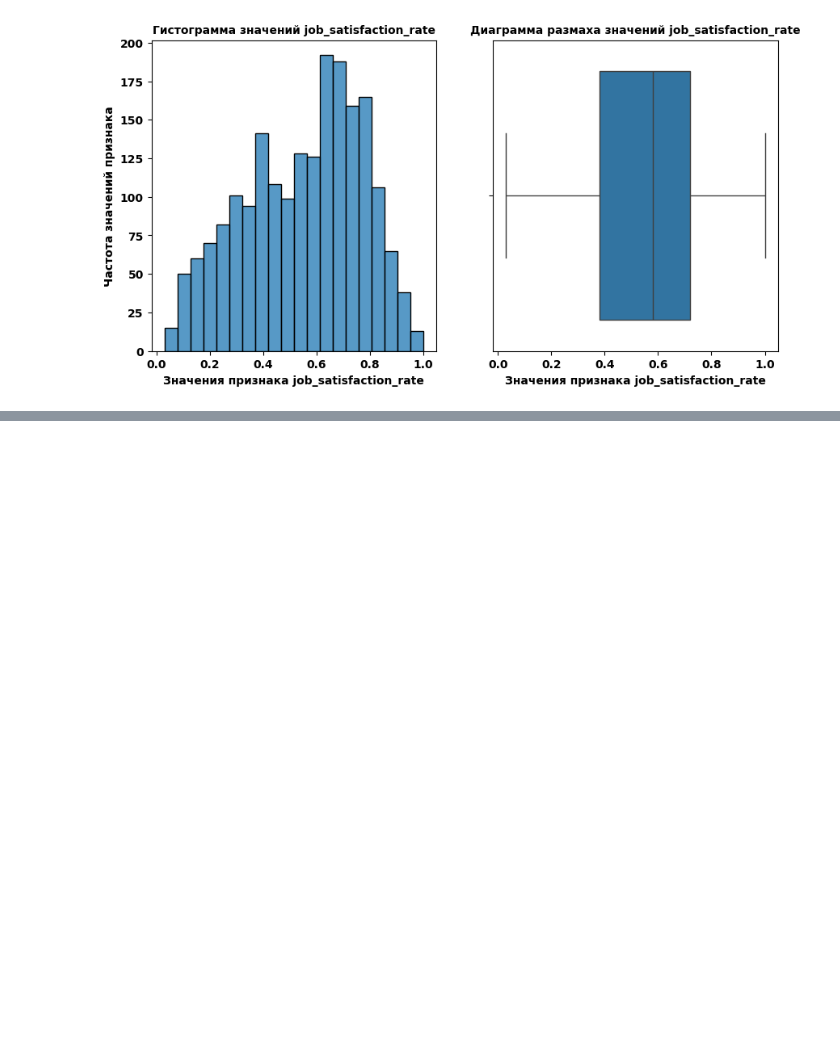
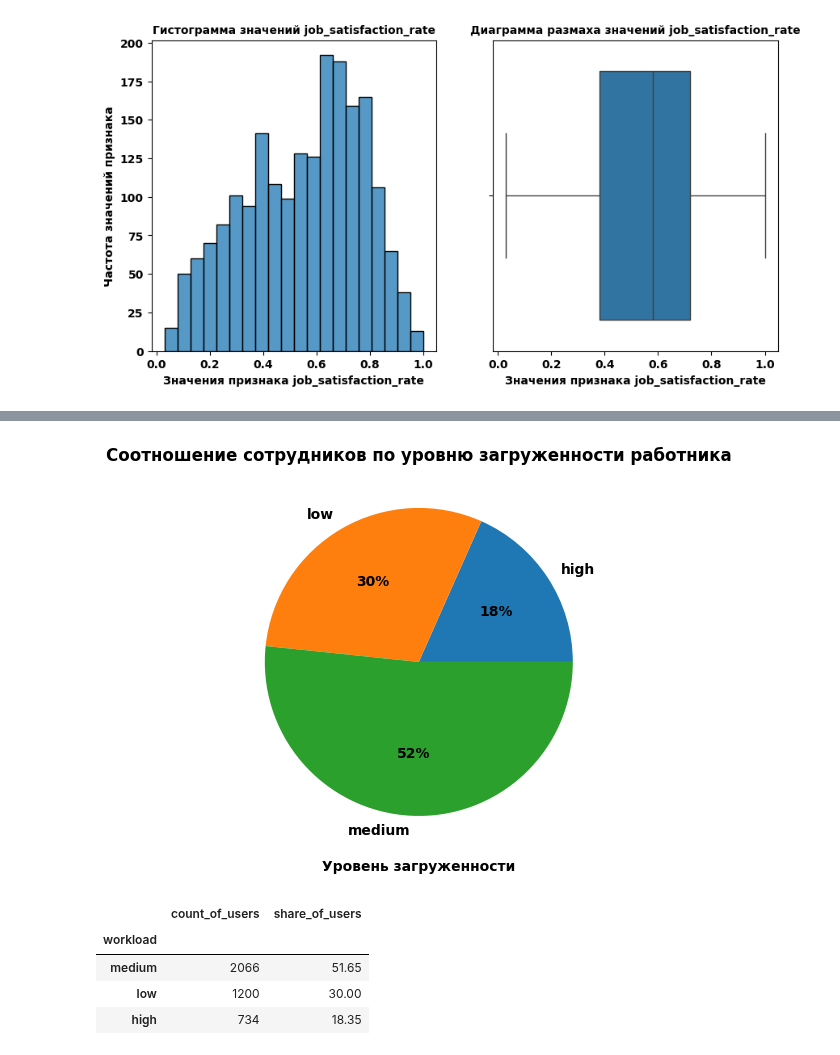
Before and after one commit to MrKostas/YandexPractikum_projects, a Jupyter notebook: notebooks/EighthPetProject_MainProject2.ipynb, the cells around one changed output, grey strips where cells are left out. Cells and saved outputs as stored; diff of their text form; code cells hidden in the pictures; blank space fills up the shorter version.

```diff
--- a/notebooks/EighthPetProject_MainProject2.ipynb
+++ b/notebooks/EighthPetProject_MainProject2.ipynb
@@ -354,0 +619,10 @@ None
+# %%
+# построение пай-чарта по соотношению сотрудников в контексте занимаемой должности
+display_info(train_data, 'workload', 'Соотношение сотрудников по уровню загруженности работника', 'Уровень загруженности', 'pie')
+# %% [output]
+[figure, added]
+|  | count_of_users | share_of_users |
+| workload |  |  |
+| medium | 2066 | 51.65 |
+| low | 1200 | 30.00 |
+| high | 734 | 18.35 |
```
Also changed, not shown: parts of 35 cells of this notebook.
